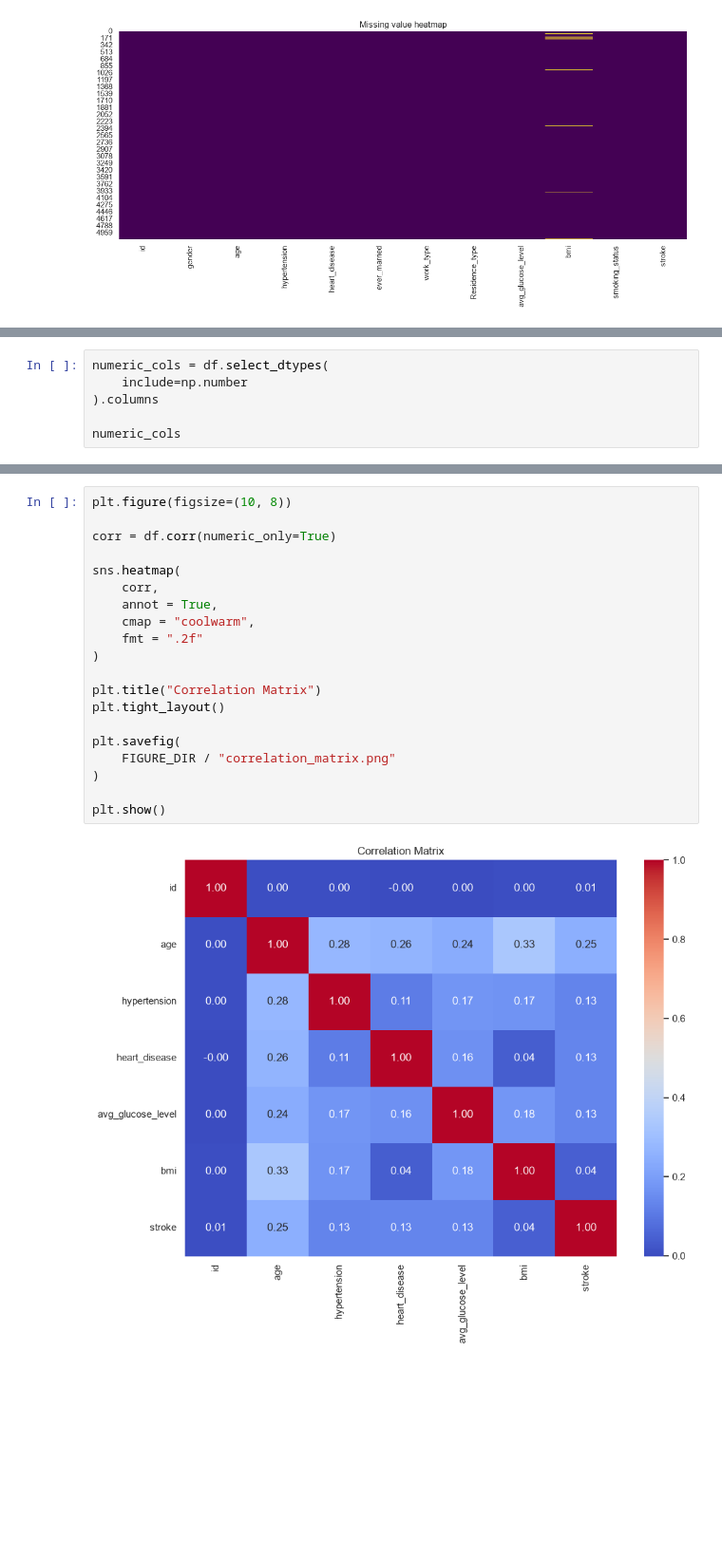
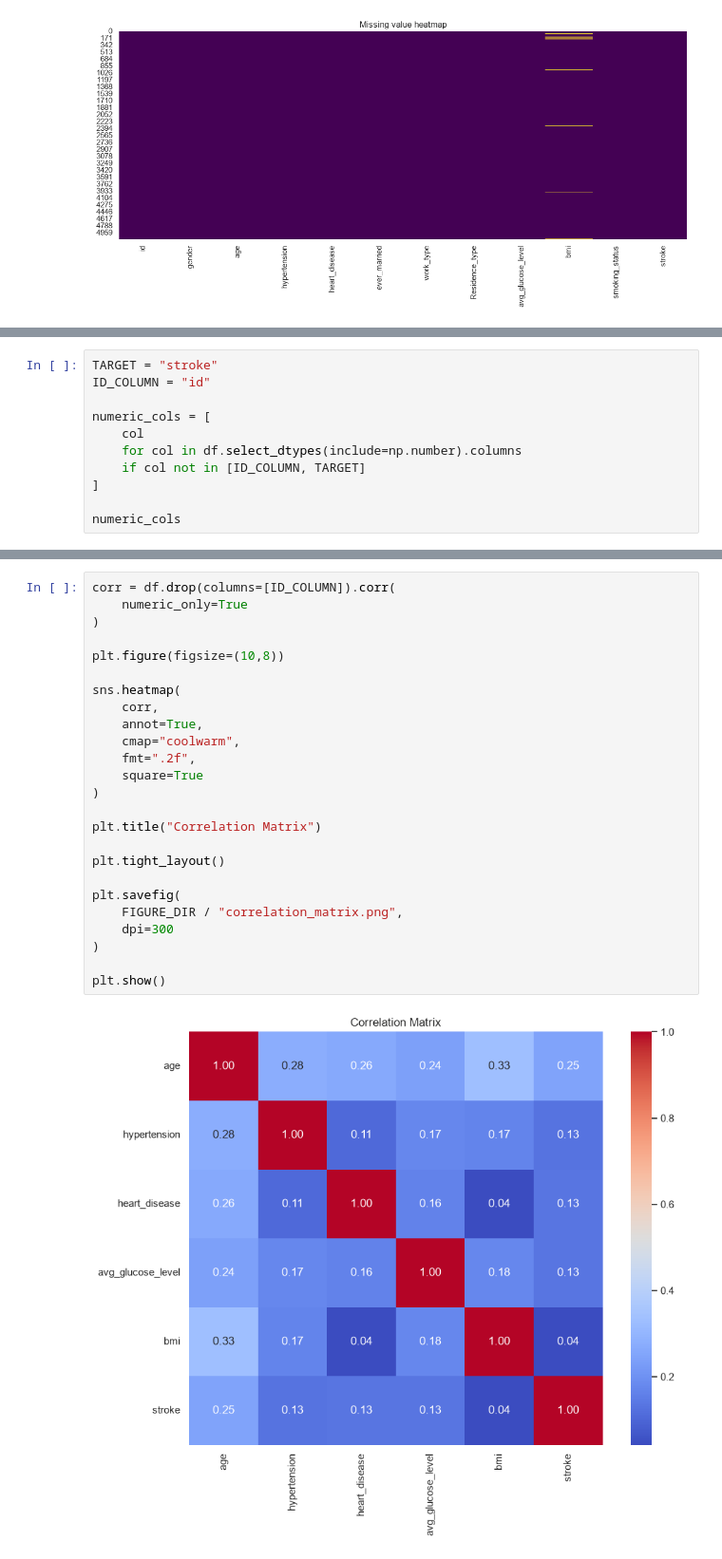
Before and after one commit to Garvitjoshi1/NeuroGuard, a Jupyter notebook: notebooks/01_data_audit.ipynb, the cells around one changed output, grey strips where cells are left out. Shown at 95% size. Cells and saved outputs as stored; diff of their text form; blank space fills up the shorter version.

```diff
--- a/notebooks/01_data_audit.ipynb
+++ b/notebooks/01_data_audit.ipynb
@@ -169,9 +169,14 @@ stroke
 1     4.872798
 Name: proportion, dtype: float64
 # %%
-numeric_cols = df.select_dtypes(
-    include=np.number
-).columns
+TARGET = "stroke"
+ID_COLUMN = "id"
+
+numeric_cols = [
+    col
+    for col in df.select_dtypes(include=np.number).columns
+    if col not in [ID_COLUMN, TARGET]
+]
 
 numeric_cols
 # %% [output]
@@ -261,23 +285,28 @@ Index(['gender', 'ever_married', 'work_type', 'Residence_type',
 # %%
-plt.figure(figsize=(10, 8))
+corr = df.drop(columns=[ID_COLUMN]).corr(
+    numeric_only=True
+)
 
-corr = df.corr(numeric_only=True)
+plt.figure(figsize=(10,8))
 
 sns.heatmap(
     corr,
-    annot = True,
-    cmap = "coolwarm",
-    fmt = ".2f"
+    annot=True,
+    cmap="coolwarm",
+    fmt=".2f",
+    square=True
 )
 
 plt.title("Correlation Matrix")
+
 plt.tight_layout()
 
 plt.savefig(
-    FIGURE_DIR / "correlation_matrix.png"
+    FIGURE_DIR / "correlation_matrix.png",
+    dpi=300
 )
 
 plt.show()
 # %% [output]
-[figure, old version]
+[figure, new version]
 # %%
```
Also changed, not shown: parts of 13 cells of this notebook, 55 other files.
